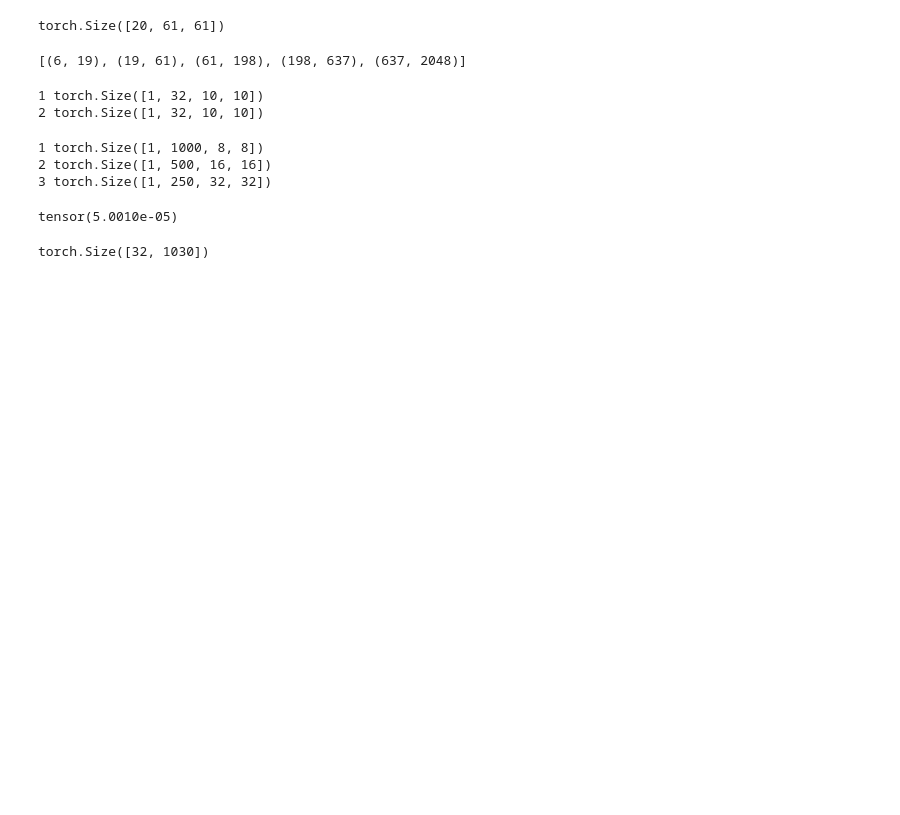
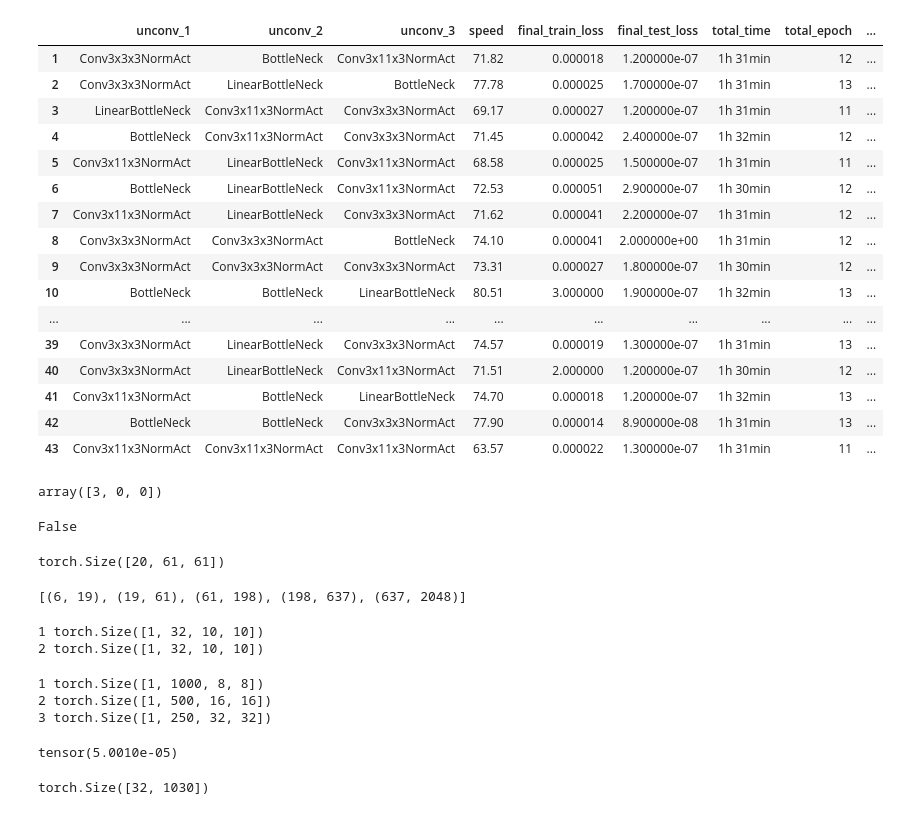
Before and after one commit to Bloomistell/DGBaN, a Jupyter notebook: test.ipynb, the cells around one changed output. Cells and saved outputs as stored; diff of their text form; code cells hidden in the pictures; blank space fills up the shorter version.

```diff
--- a/test.ipynb
+++ b/test.ipynb
@@ -29,0 +41,80 @@ MyClass
+# %%
+import pandas as pd
+import re
+
+# Initialize empty lists for each column in the dataframe
+indexes = []
+unconv_1 = []
+unconv_2 = []
+unconv_3 = []
+num_parameters = []
+speed = []
+final_train_loss = []
+final_test_loss = []
+total_time = []
+total_epoch = []
+epoch_per_hour = []
+
+# Open and read the text file
+with open("../grid_search_0.stdout", "r") as file:
+    for line in file:
+        if "Testing model_" in line:
+            indexes.append(int(re.findall(r'\d+', line)[0]))
+        if "unconv_1" in line:
+            unconv_1.append(line.split(": ")[1].strip()[:-1])
+        if "unconv_2" in line:
+            unconv_2.append(line.split(": ")[1].strip()[:-1])
+        if "unconv_3" in line:
+            unconv_3.append(line.split(": ")[1].strip()[:-1])
+        if "Number of trainable parameters" in line:
+            num_parameters.append(float(re.findall(r'\d+', line)[0]))
+        if " - speed" in line and "loss" not in line:
+            speed.append(float(re.findall(r"[-+]?\d*\.\d+|\d+", line)[0]))
+        if " - final train loss:" in line:
+            final_train_loss.append(float(re.findall(r"[-+]?\d*\.\d+e-\d+|\d+", line)[0]))
+        if " - final test loss:" in line:
+            final_test_loss.append(float(re.findall(r"[-+]?\d*\.\d+e-\d+|\d+", line)[0]))
+        if " - total time:" in line:
+            total_time.append(line.split(": ")[1].strip())
+        if " - total epoch:" in line:
+            total_epoch.append(int(re.findall(r'\d+', line)[0]))
+        if " - epoch per hour:" in line:
+            epoch_per_hour.append(float(re.findall(r"[-+]?\d*\.\d+|\d+", line)[0]))
+
+# Create a dictionary of lists
+N = len(speed)
+data = {"unconv_1": unconv_1[:N], "unconv_2": unconv_2[:N], "unconv_3": unconv_3[:N], "speed": speed[:N],
+        "final_train_loss": final_train_loss[:N], "final_test_loss": final_test_loss[:N],
+        "total_time": total_time[:N], "total_epoch": total_epoch[:N], "epoch_per_hour": epoch_per_hour[:N]}
+
+# Create pandas DataFrame from the dictionary
+df = pd.DataFrame(data, index=indexes[:N])
+
+# Print the DataFrame
+df
+# %% [output]
+|  | unconv_1 | unconv_2 | unconv_3 | speed | final_train_loss | final_test_loss | total_time | total_epoch | ... |
+| 1 | Conv3x3x3NormAct | BottleNeck | Conv3x11x3NormAct | 71.82 | 0.000018 | 1.200000e-07 | 1h 31min | 12 | ... |
+| 2 | Conv3x3x3NormAct | LinearBottleNeck | BottleNeck | 77.78 | 0.000025 | 1.700000e-07 | 1h 31min | 13 | ... |
+| 3 | LinearBottleNeck | Conv3x11x3NormAct | Conv3x3x3NormAct | 69.17 | 0.000027 | 1.200000e-07 | 1h 31min | 11 | ... |
+| 4 | BottleNeck | Conv3x11x3NormAct | Conv3x3x3NormAct | 71.45 | 0.000042 | 2.400000e-07 | 1h 32min | 12 | ... |
+| 5 | Conv3x11x3NormAct | LinearBottleNeck | Conv3x11x3NormAct | 68.58 | 0.000025 | 1.500000e-07 | 1h 31min | 11 | ... |
+| 6 | BottleNeck | LinearBottleNeck | Conv3x11x3NormAct | 72.53 | 0.000051 | 2.900000e-07 | 1h 30min | 12 | ... |
+| 7 | Conv3x11x3NormAct | LinearBottleNeck | Conv3x3x3NormAct | 71.62 | 0.000041 | 2.200000e-07 | 1h 31min | 12 | ... |
+| 8 | Conv3x3x3NormAct | Conv3x3x3NormAct | BottleNeck | 74.10 | 0.000041 | 2.000000e+00 | 1h 31min | 12 | ... |
+| 9 | Conv3x3x3NormAct | Conv3x3x3NormAct | Conv3x3x3NormAct | 73.31 | 0.000027 | 1.800000e-07 | 1h 30min | 12 | ... |
+| 10 | BottleNeck | BottleNeck | LinearBottleNeck | 80.51 | 3.000000 | 1.900000e-07 | 1h 32min | 13 | ... |
+| ... | ... | ... | ... | ... | ... | ... | ... | ... | ... |
+| 39 | Conv3x3x3NormAct | LinearBottleNeck | Conv3x3x3NormAct | 74.57 | 0.000019 | 1.300000e-07 | 1h 31min | 13 | ... |
+| 40 | Conv3x3x3NormAct | LinearBottleNeck | Conv3x11x3NormAct | 71.51 | 2.000000 | 1.200000e-07 | 1h 30min | 12 | ... |
+| 41 | Conv3x11x3NormAct | BottleNeck | LinearBottleNeck | 74.70 | 0.000018 | 1.200000e-07 | 1h 32min | 13 | ... |
+| 42 | BottleNeck | BottleNeck | Conv3x3x3NormAct | 77.90 | 0.000014 | 8.900000e-08 | 1h 31min | 13 | ... |
+| 43 | Conv3x11x3NormAct | Conv3x11x3NormAct | Conv3x11x3NormAct | 63.57 | 0.000022 | 1.300000e-07 | 1h 31min | 11 | ... |
+# %%
+np.random.choice([0, 1, 2, 3], size=3)
+# %% [output]
+array([3, 0, 0])
+# %%
+[0, 0, 0] not in [[0, 0, 0], [1, 0, 1], [15, 5, 155]]
+# %% [output]
+False
```
Also changed, not shown: parts of 4 cells of this notebook, 5 other files.
